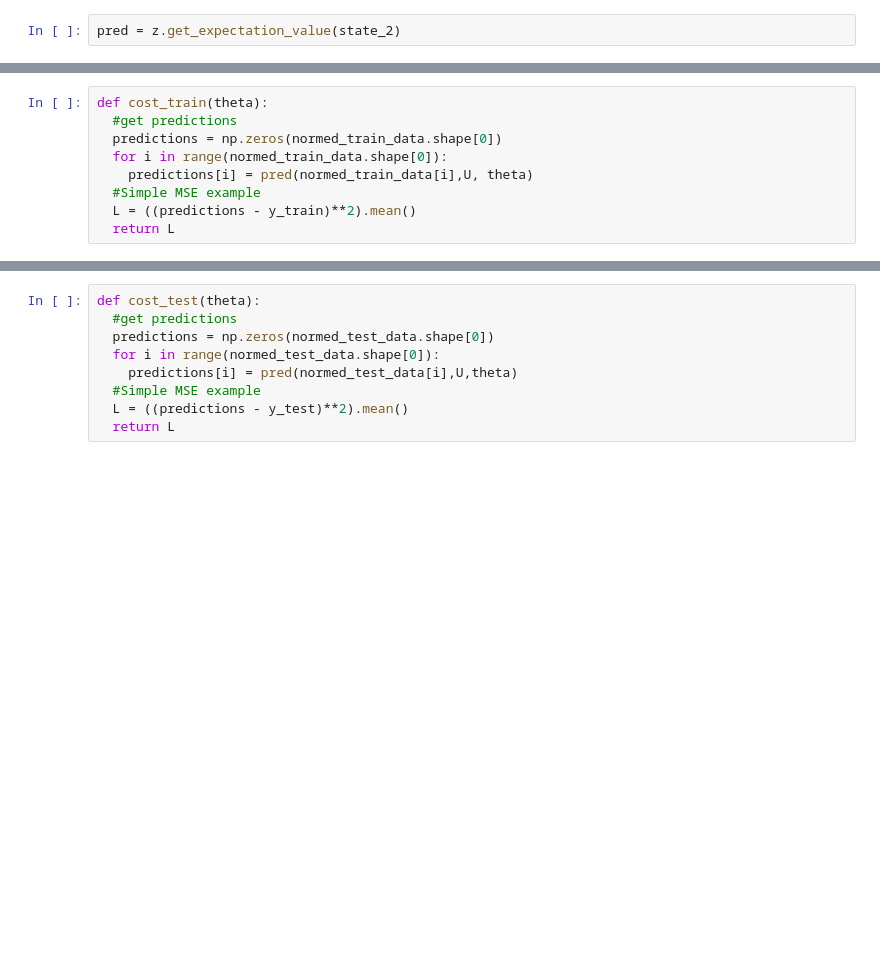
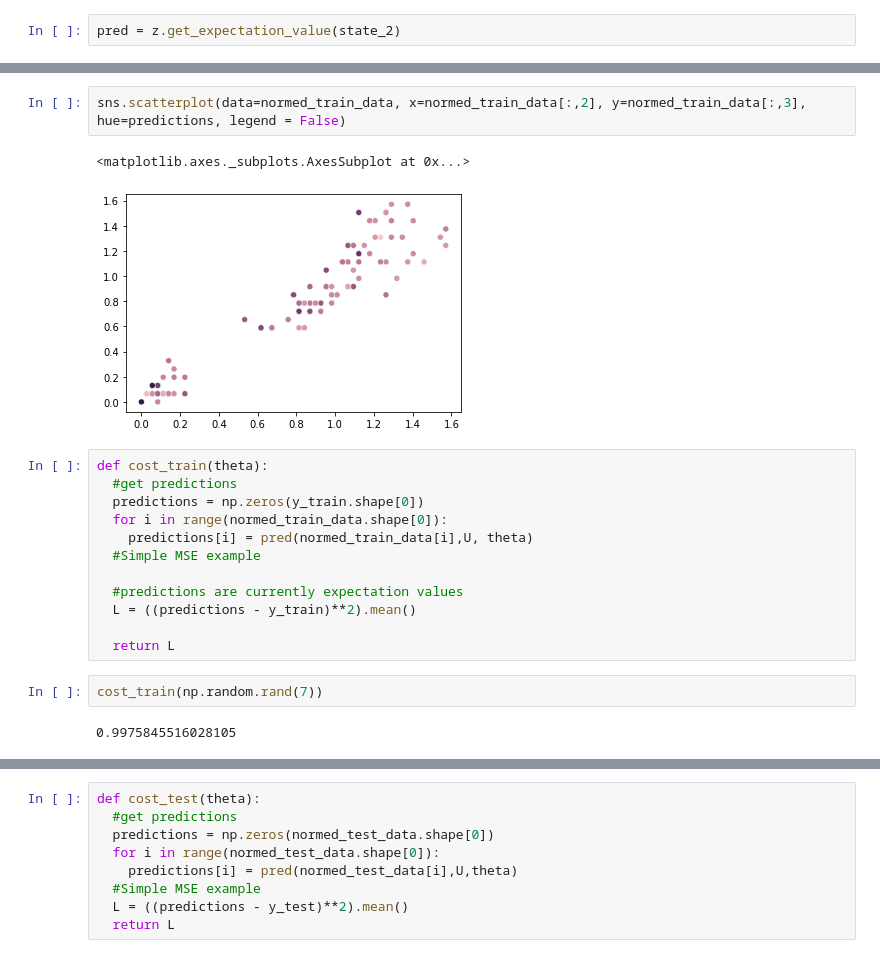
Before and after one commit to GeorgeWilliam1999/XAI-Project, a Jupyter notebook: Quantum_XAI.ipynb, the cells around one changed output, grey strips where cells are left out. Drawn from its saved outputs; the diff is of its cells as text; blank space fills up the shorter version.

```diff
--- a/Quantum_XAI.ipynb
+++ b/Quantum_XAI.ipynb
@@ -250,9 +300,21 @@ sns.scatterplot(data=normed_train_data, x=normed_train_data[:,0], y=normed_train
+# %%
+sns.scatterplot(data=normed_train_data, x=normed_train_data[:,2], y=normed_train_data[:,3], hue=predictions, legend = False)
+# %% [output]
+<matplotlib.axes._subplots.AxesSubplot at 0x...>
+[figure, added]
 # %%
 def cost_train(theta):
   #get predictions
-  predictions = np.zeros(normed_train_data.shape[0])
+  predictions = np.zeros(y_train.shape[0])
   for i in range(normed_train_data.shape[0]):
     predictions[i] = pred(normed_train_data[i],U, theta)
   #Simple MSE example
+
+  #predictions are currently expectation values
   L = ((predictions - y_train)**2).mean()
+
   return L
+# %%
+cost_train(np.random.rand(7))
+# %% [output]
+0.9975845516028105
```
Also changed, not shown: parts of 101 cells of this notebook.
